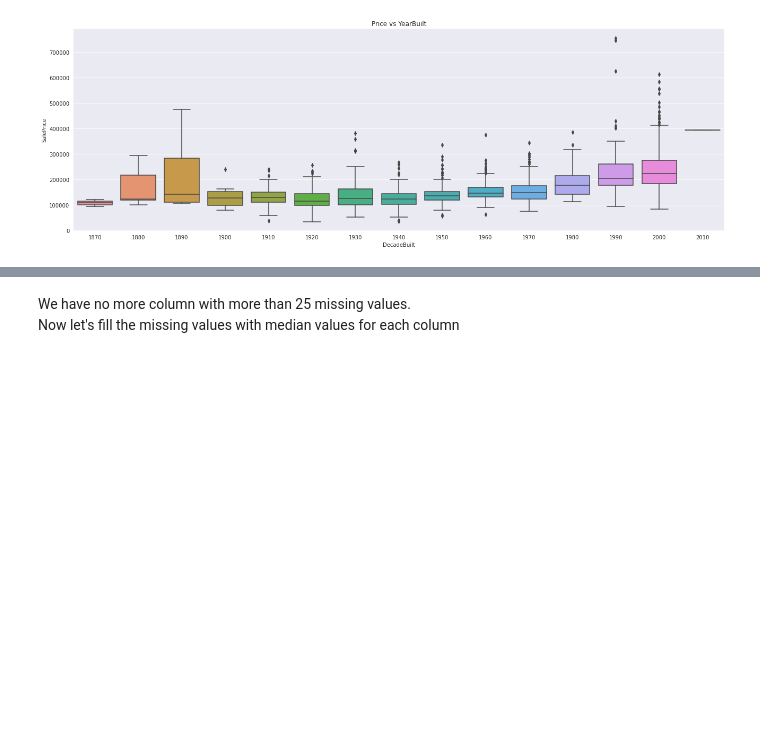
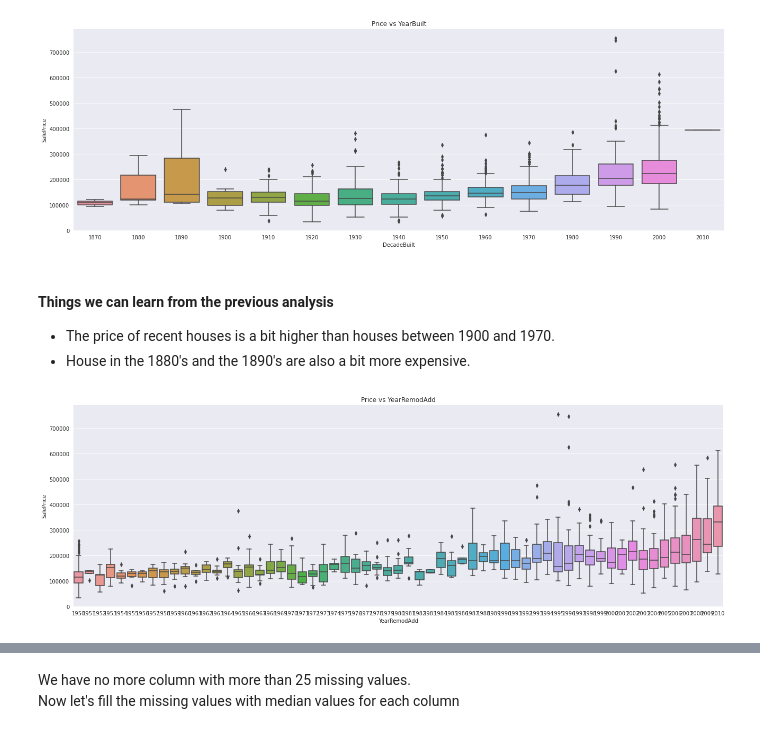
Before and after one commit to max-lutz/Kaggle_competitions, a Jupyter notebook: house-price-regression-full-eda-ml-workflow.ipynb, the cells around one changed output, grey strips where cells are left out. Drawn from its saved outputs; the diff is of its cells as text; code cells hidden in the pictures; blank space fills up the shorter version.

```diff
--- a/house-price-regression-full-eda-ml-workflow.ipynb
+++ b/house-price-regression-full-eda-ml-workflow.ipynb
@@ -287,3 +287,13 @@ sns.boxplot(x="DecadeBuilt", y="SalePrice", data=dataset_train, ax=ax)
 ax.set_title('Price vs YearBuilt');
 # %% [output]
 [figure]
+# %% [markdown]
+#### Things we can learn from the previous analysis
+- The price of recent houses is a bit higher than houses between 1900 and 1970.
+- House in the 1880's and the 1890's are also a bit more expensive.
+# %%
+fig, ax = plt.subplots(1,1, figsize=(22,7))
+sns.boxplot(x="YearRemodAdd", y="SalePrice", data=dataset_train, ax=ax)
+ax.set_title('Price vs YearRemodAdd');
+# %% [output]
+[figure, added]
```
Also changed, not shown: parts of 7 cells of this notebook.
